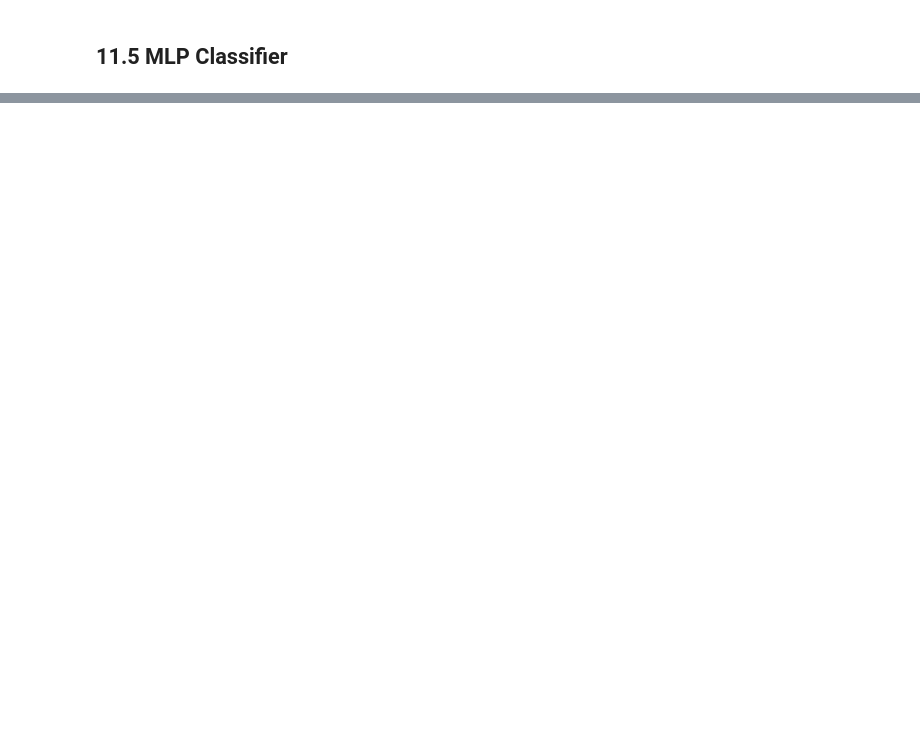
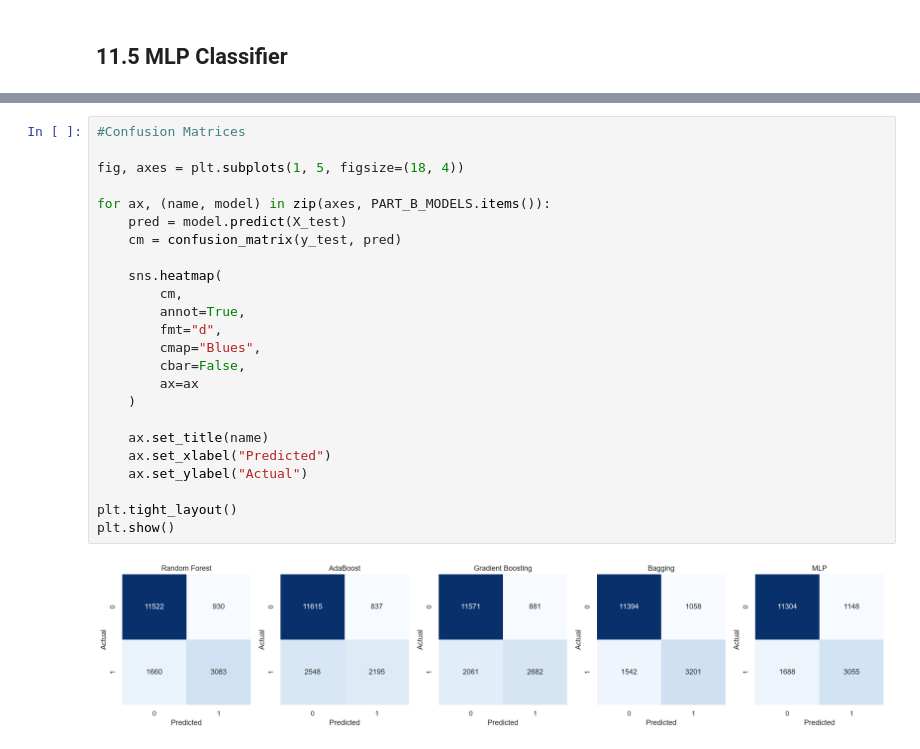
Before and after one commit to AnanyaBottu/ml-capstone, a Jupyter notebook: notebooks/classification.ipynb, the cells around one changed output, grey strips where cells are left out. Cells and saved outputs as stored; diff of their text form; blank space fills up the shorter version.

Commit message:
Evaluation of part b classifier algorithms

```diff
--- a/notebooks/classification.ipynb
+++ b/notebooks/classification.ipynb
@@ -1087,0 +1106,26 @@ Fit time     = 122.2s
+# %%
+#Confusion Matrices
+
+fig, axes = plt.subplots(1, 5, figsize=(18, 4))
+
+for ax, (name, model) in zip(axes, PART_B_MODELS.items()):
+    pred = model.predict(X_test)
+    cm = confusion_matrix(y_test, pred)
+
+    sns.heatmap(
+        cm,
+        annot=True,
+        fmt="d",
+        cmap="Blues",
+        cbar=False,
+        ax=ax
+    )
+
+    ax.set_title(name)
+    ax.set_xlabel("Predicted")
+    ax.set_ylabel("Actual")
+
+plt.tight_layout()
+plt.show()
+# %% [output]
+[figure, added]
```
Also changed, not shown: parts of 20 cells of this notebook.
